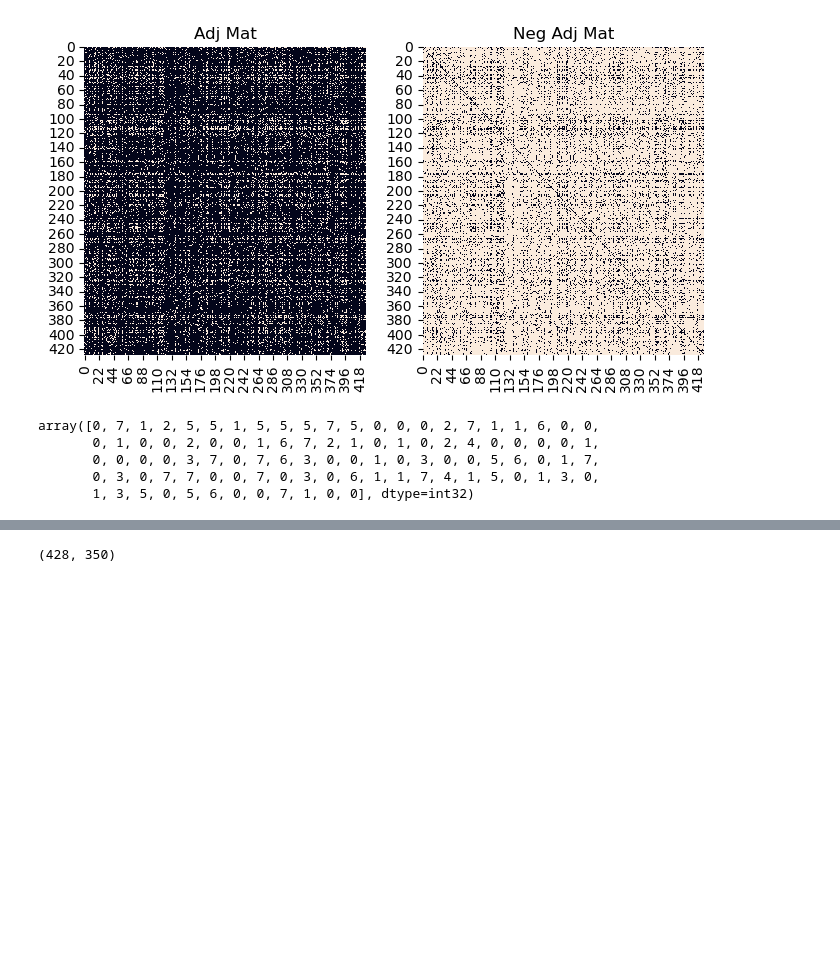
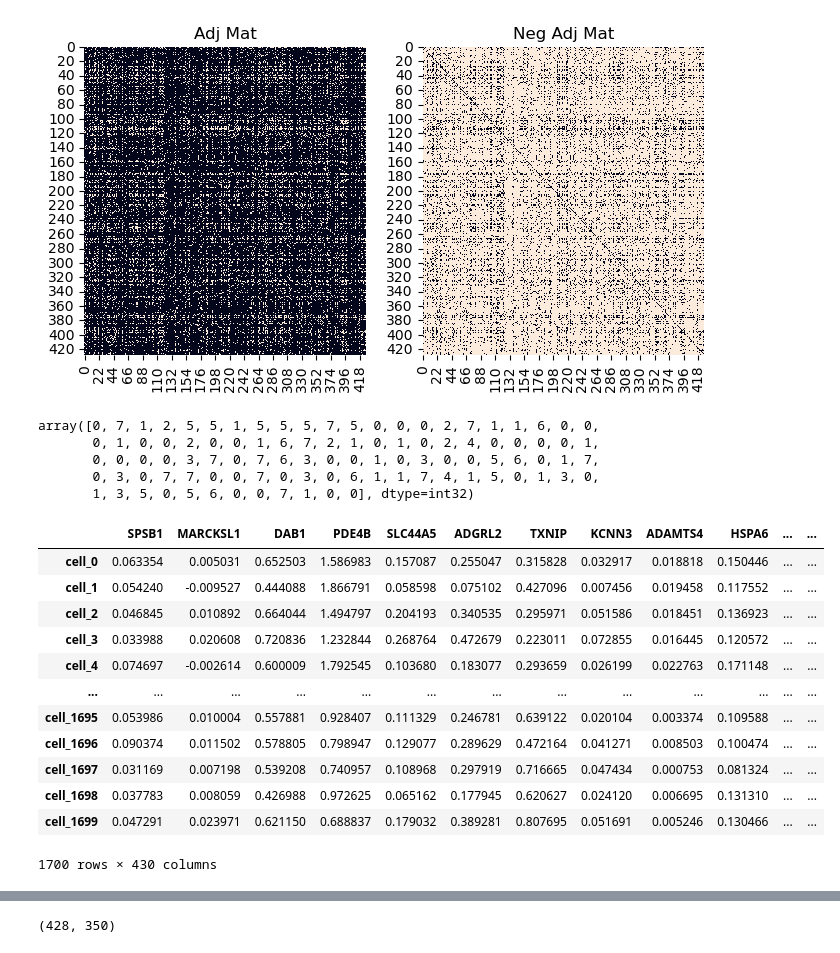
Before and after one commit to xingzhis/MultiAgentRiTINI, a Jupyter notebook: notebooks/minimal_code.ipynb, the cells around one changed output, grey strips where cells are left out. Drawn from its saved outputs; the diff is of its cells as text; code cells hidden in the pictures; blank space fills up the shorter version.

```diff
--- a/notebooks/minimal_code.ipynb
+++ b/notebooks/minimal_code.ipynb
@@ -216,6 +226,22 @@ pt_repeated = np.tile(pseudotimes, trajs.shape[1])
 df = pd.DataFrame(traj_f, columns=top_genes, index=[f'cell_{i}' for i in range(traj_f.shape[0])])
 df['pseudotime'] = pt_repeated
 df['cell_types'] = [f'cell_type_{a}' for a in annot_repeated]
+# %%
+df
+# %% [output]
+|  | SPSB1 | MARCKSL1 | DAB1 | PDE4B | SLC44A5 | ADGRL2 | TXNIP | KCNN3 | ADAMTS4 | HSPA6 | ... | ... |
+| cell_0 | 0.063354 | 0.005031 | 0.652503 | 1.586983 | 0.157087 | 0.255047 | 0.315828 | 0.032917 | 0.018818 | 0.150446 | ... | ... |
+| cell_1 | 0.054240 | -0.009527 | 0.444088 | 1.866791 | 0.058598 | 0.075102 | 0.427096 | 0.007456 | 0.019458 | 0.117552 | ... | ... |
+| cell_2 | 0.046845 | 0.010892 | 0.664044 | 1.494797 | 0.204193 | 0.340535 | 0.295971 | 0.051586 | 0.018451 | 0.136923 | ... | ... |
+| cell_3 | 0.033988 | 0.020608 | 0.720836 | 1.232844 | 0.268764 | 0.472679 | 0.223011 | 0.072855 | 0.016445 | 0.120572 | ... | ... |
+| cell_4 | 0.074697 | -0.002614 | 0.600009 | 1.792545 | 0.103680 | 0.183077 | 0.293659 | 0.026199 | 0.022763 | 0.171148 | ... | ... |
+| ... | ... | ... | ... | ... | ... | ... | ... | ... | ... | ... | ... | ... |
+| cell_1695 | 0.053986 | 0.010004 | 0.557881 | 0.928407 | 0.111329 | 0.246781 | 0.639122 | 0.020104 | 0.003374 | 0.109588 | ... | ... |
+| cell_1696 | 0.090374 | 0.011502 | 0.578805 | 0.798947 | 0.129077 | 0.289629 | 0.472164 | 0.041271 | 0.008503 | 0.100474 | ... | ... |
+| cell_1697 | 0.031169 | 0.007198 | 0.539208 | 0.740957 | 0.108968 | 0.297919 | 0.716665 | 0.047434 | 0.000753 | 0.081324 | ... | ... |
+| cell_1698 | 0.037783 | 0.008059 | 0.426988 | 0.972625 | 0.065162 | 0.177945 | 0.620627 | 0.024120 | 0.006695 | 0.131310 | ... | ... |
+| cell_1699 | 0.047291 | 0.023971 | 0.621150 | 0.688837 | 0.179032 | 0.389281 | 0.807695 | 0.051691 | 0.005246 | 0.130466 | ... | ... |
+1700 rows × 430 columns
 # %%
 def get_n_cells_of_all_types_at_time_t(df, n, t, types=np.unique(df['cell_types']), genes=top_genes):
     return np.hstack(tuple([
```
Also changed, not shown: parts of 20 cells of this notebook, 15 other files.
